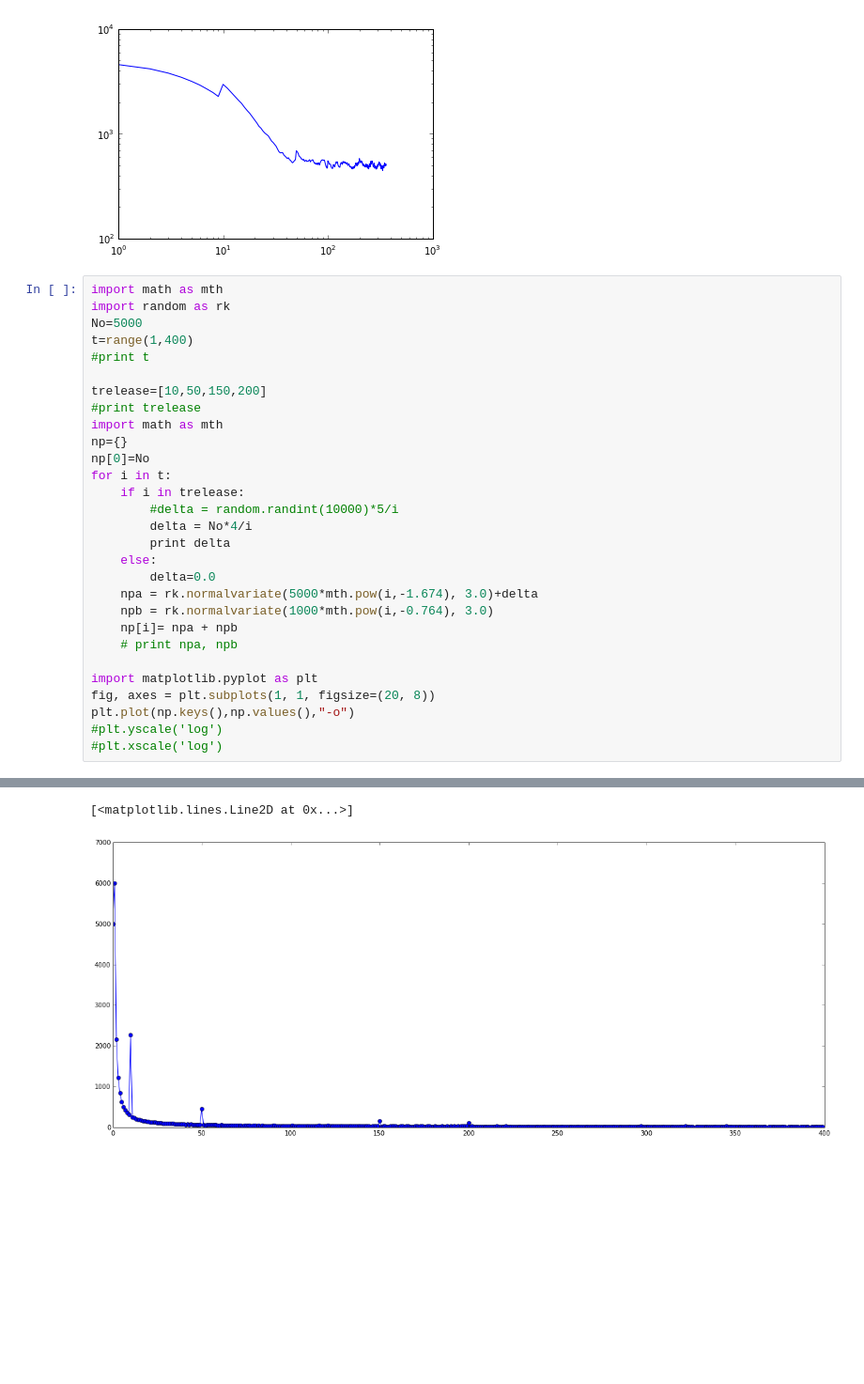
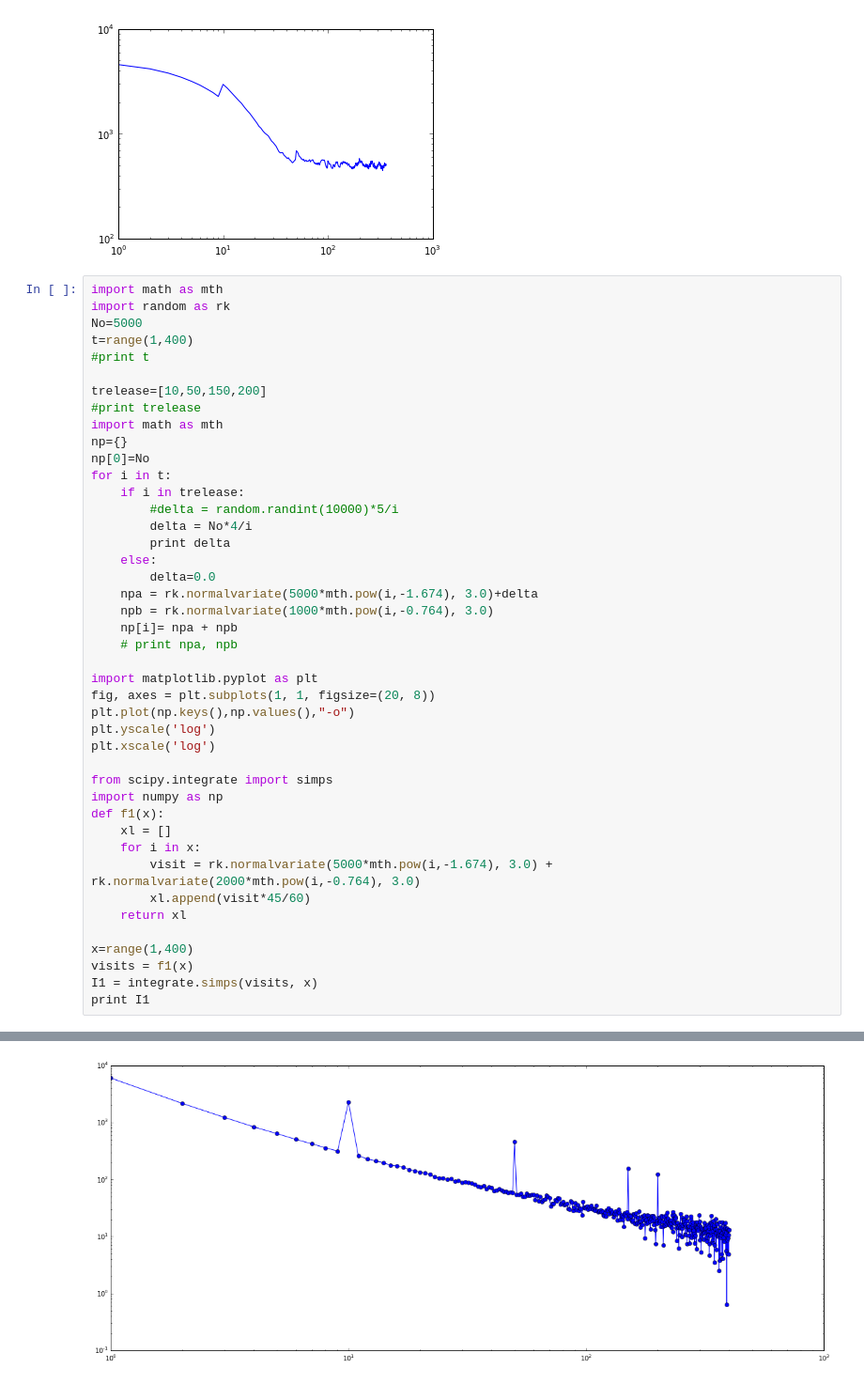
Before and after one commit to TeamMacLean/fraxinus_version1_data_analysis, a Jupyter notebook: fraxinus_visits_model/Players-nonplayers.ipynb, the cells around one changed output, grey strips where cells are left out. Shown: that part at 94% size. Saved outputs shown, nothing was run; the diff lists cells and outputs as text; blank space fills up the shorter version.

```diff
--- a/fraxinus_visits_model/Players-nonplayers.ipynb
+++ b/fraxinus_visits_model/Players-nonplayers.ipynb
@@ -121,8 +121,22 @@ for i in t:
 import matplotlib.pyplot as plt
 fig, axes = plt.subplots(1, 1, figsize=(20, 8))
 plt.plot(np.keys(),np.values(),"-o")
-#plt.yscale('log')
-#plt.xscale('log')
+plt.yscale('log')
+plt.xscale('log')
+
+from scipy.integrate import simps
+import numpy as np
+def f1(x):
+    xl = []
+    for i in x:
+        visit = rk.normalvariate(5000*mth.pow(i,-1.674), 3.0) + rk.normalvariate(2000*mth.pow(i,-0.764), 3.0)
+        xl.append(visit*45/60)
+    return xl
+
+x=range(1,400)
+visits = f1(x)
+I1 = integrate.simps(visits, x)
+print I1
 # %% [output]
 2000
 400
@@ -131,2 +146 @@ plt.plot(np.keys(),np.values(),"-o")
-[<matplotlib.lines.Line2D at 0x...>]
-[figure, old version]
+[figure, new version]
```
Also changed, not shown: parts of 1 cell of this notebook.
